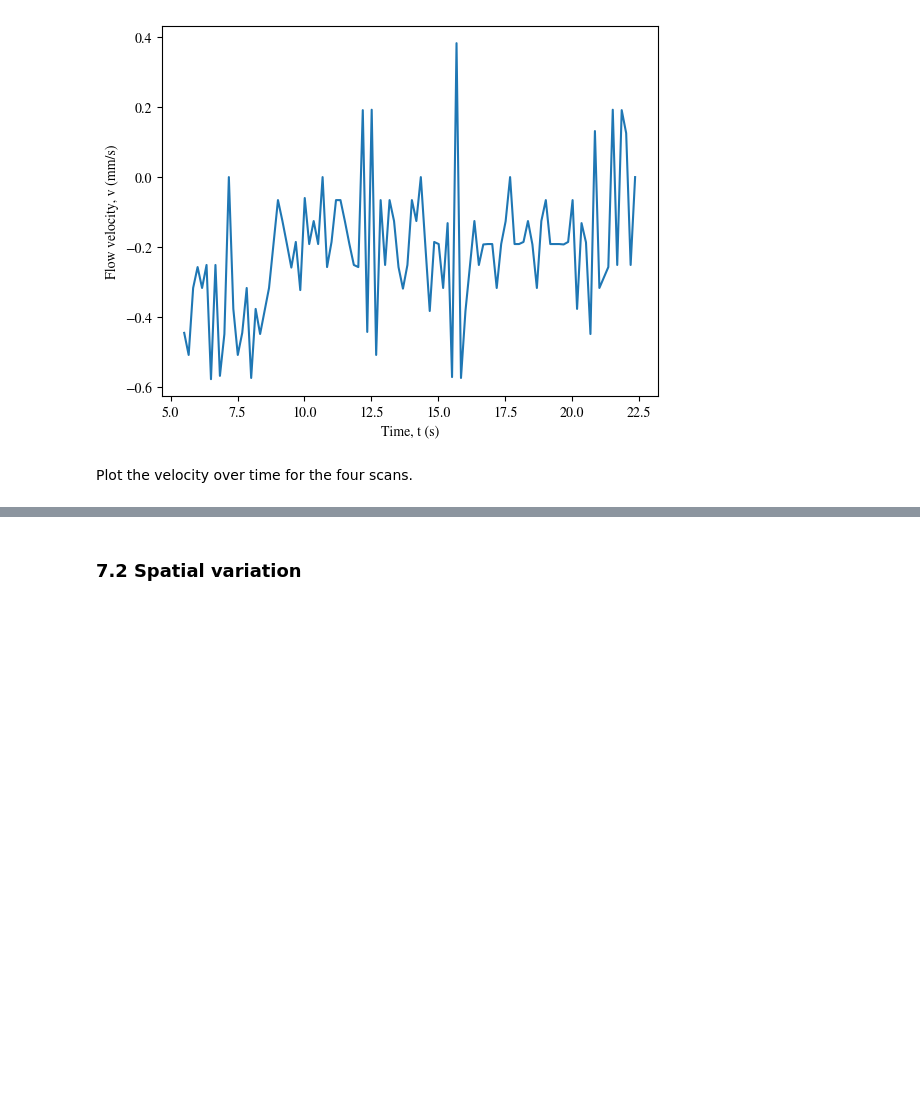
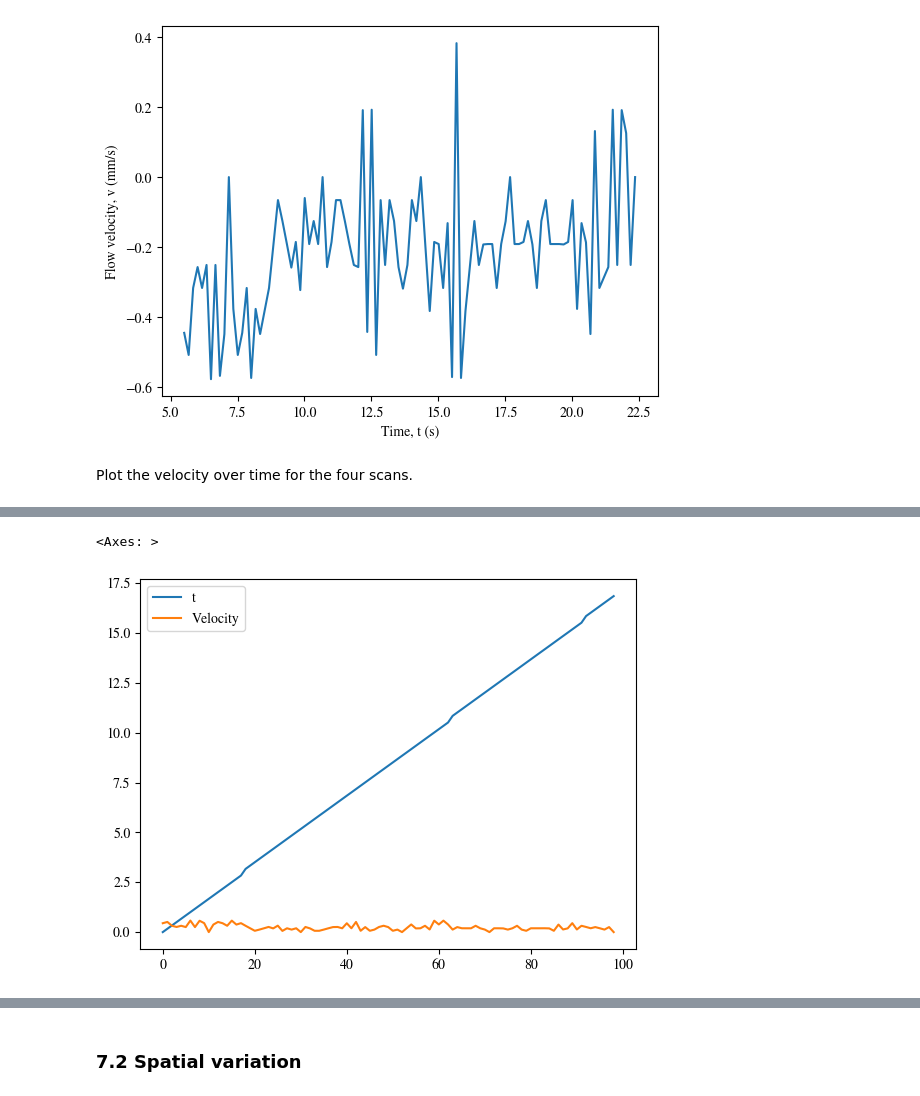
Before and after one commit to ZLoverty/WPM, a Jupyter notebook: Code/Surface_and_flow.ipynb, the cells around one changed output, grey strips where cells are left out. Drawn from its saved outputs; the diff is of its cells as text; code cells hidden in the pictures; blank space fills up the shorter version.

```diff
--- a/Code/Surface_and_flow.ipynb
+++ b/Code/Surface_and_flow.ipynb
@@ -252,7 +319,7 @@ Plot the velocity over time for the four scans.
 folder = r"E:\WPM\04292024\flow_field_hand_track"
 df_list = []
 for i in range(4):
-    df = pd.read_csv(os.path.join(folder, "beet_scan4_{:d}_flow-time.csv".format(i+1)))
+    df = pd.read_csv(os.path.join(folder, "beet_scan4_{:d}_flow-time.csv".format(i+1))).rename(columns={"Velocity": "v{:d}".format(i)})
     df["t"] -= df["t"].min()
-    df_list.append(df.set_index("t"))
+    df_list.append(df.sort_values("t").set_index("t"))
 dfall = pd.concat(df_list, names=["v1", "v2", "v3", "v4"], axis=1)
@@ -264,0 +342,5 @@ plt.legend([1,2,3,4])
+# %%
+df.sort_values(by="t").plot()
+# %% [output]
+<Axes: >
+[figure, added]
```
Also changed, not shown: parts of 9 cells of this notebook.
